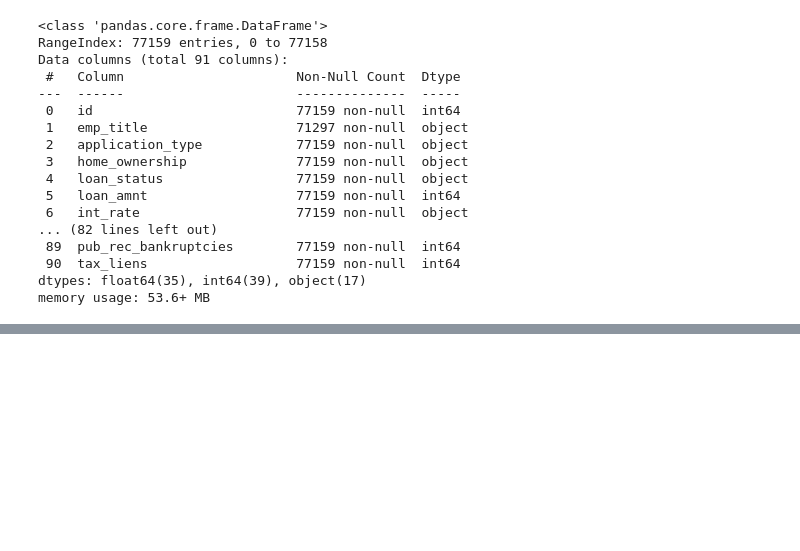
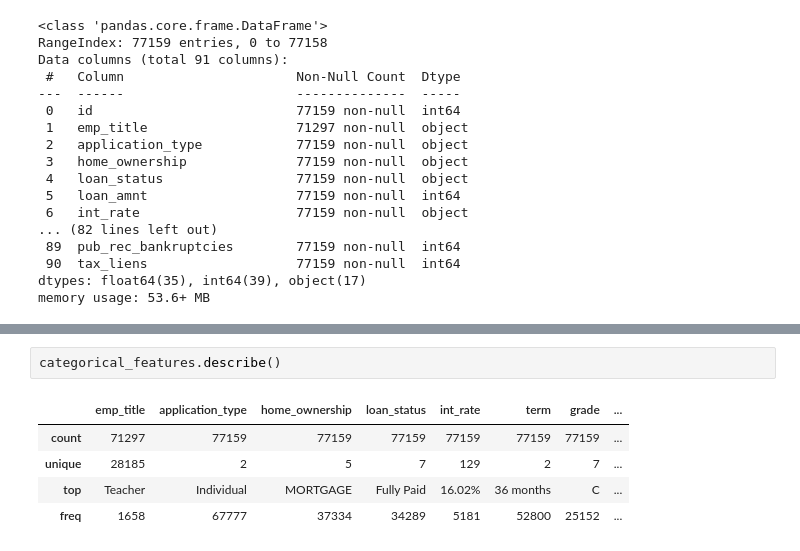
Before and after one commit to waqarayub68/DataMining_CW2, a Jupyter notebook: DM_CW2.ipynb, the cells around one changed output, grey strips where cells are left out. Saved outputs shown, nothing was run; the diff lists cells and outputs as text; blank space fills up the shorter version.

```diff
--- a/DM_CW2.ipynb
+++ b/DM_CW2.ipynb
@@ -147,0 +150,8 @@ memory usage: 53.6+ MB
+# %%
+categorical_features.describe()
+# %% [output]
+|  | emp_title | application_type | home_ownership | loan_status | int_rate | term | grade | ... |
+| count | 71297 | 77159 | 77159 | 77159 | 77159 | 77159 | 77159 | ... |
+| unique | 28185 | 2 | 5 | 7 | 129 | 2 | 7 | ... |
+| top | Teacher | Individual | MORTGAGE | Fully Paid | 16.02% | 36 months | C | ... |
+| freq | 1658 | 67777 | 37334 | 34289 | 5181 | 52800 | 25152 | ... |
```
Also changed, not shown: parts of 8 cells of this notebook.
